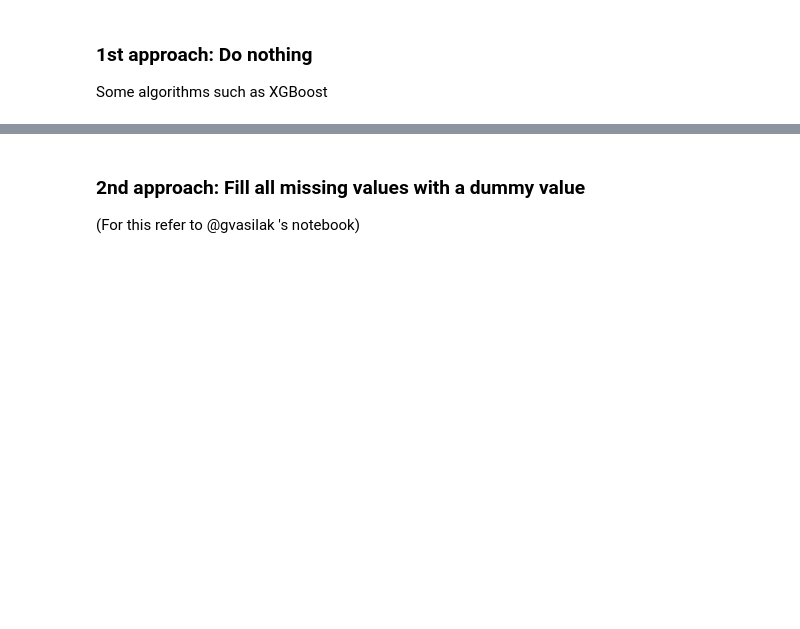
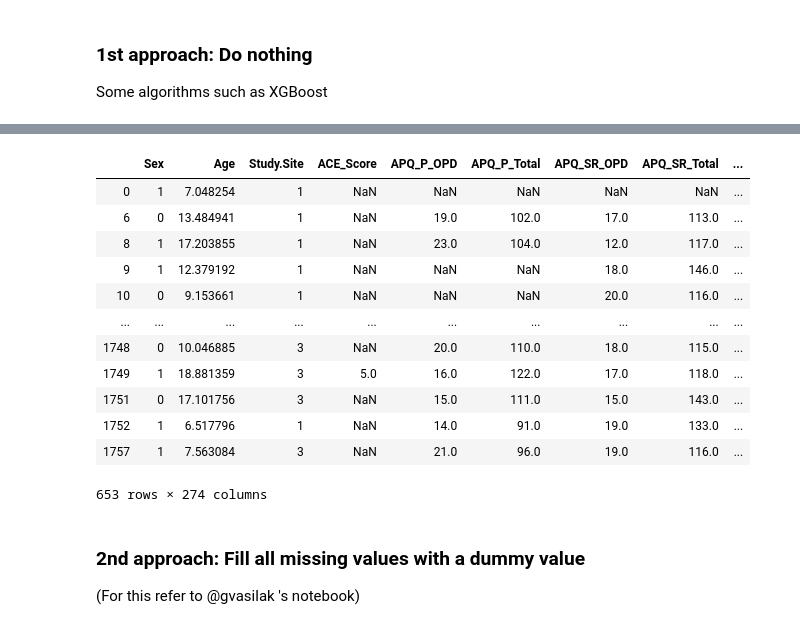
Before and after one commit to sanagno/psychiatry-mri-eeg, a Jupyter notebook: data_imputation.ipynb, the cells around one changed output, grey strips where cells are left out. Cells and saved outputs as stored; diff of their text form; code cells hidden in the pictures; blank space fills up the shorter version.

```diff
--- a/data_imputation.ipynb
+++ b/data_imputation.ipynb
@@ -203,3 +235,19 @@ accuracy 0.819 precision 0.657 0.858 recall 0.532 0.911
+# %%
+temp
+# %% [output]
+|  | Sex | Age | Study.Site | ACE_Score | APQ_P_OPD | APQ_P_Total | APQ_SR_OPD | APQ_SR_Total | ... |
+| 0 | 1 | 7.048254 | 1 | NaN | NaN | NaN | NaN | NaN | ... |
+| 6 | 0 | 13.484941 | 1 | NaN | 19.0 | 102.0 | 17.0 | 113.0 | ... |
+| 8 | 1 | 17.203855 | 1 | NaN | 23.0 | 104.0 | 12.0 | 117.0 | ... |
+| 9 | 1 | 12.379192 | 1 | NaN | NaN | NaN | 18.0 | 146.0 | ... |
+| 10 | 0 | 9.153661 | 1 | NaN | NaN | NaN | 20.0 | 116.0 | ... |
+| ... | ... | ... | ... | ... | ... | ... | ... | ... | ... |
+| 1748 | 0 | 10.046885 | 3 | NaN | 20.0 | 110.0 | 18.0 | 115.0 | ... |
+| 1749 | 1 | 18.881359 | 3 | 5.0 | 16.0 | 122.0 | 17.0 | 118.0 | ... |
+| 1751 | 0 | 17.101756 | 3 | NaN | 15.0 | 111.0 | 15.0 | 143.0 | ... |
+| 1752 | 1 | 6.517796 | 1 | NaN | 14.0 | 91.0 | 19.0 | 133.0 | ... |
+| 1757 | 1 | 7.563084 | 3 | NaN | 21.0 | 96.0 | 19.0 | 116.0 | ... |
+653 rows × 274 columns
 # %% [markdown]
 ### 2nd approach: Fill all missing values with a dummy value
 
```
Also changed, not shown: parts of 18 cells of this notebook.
